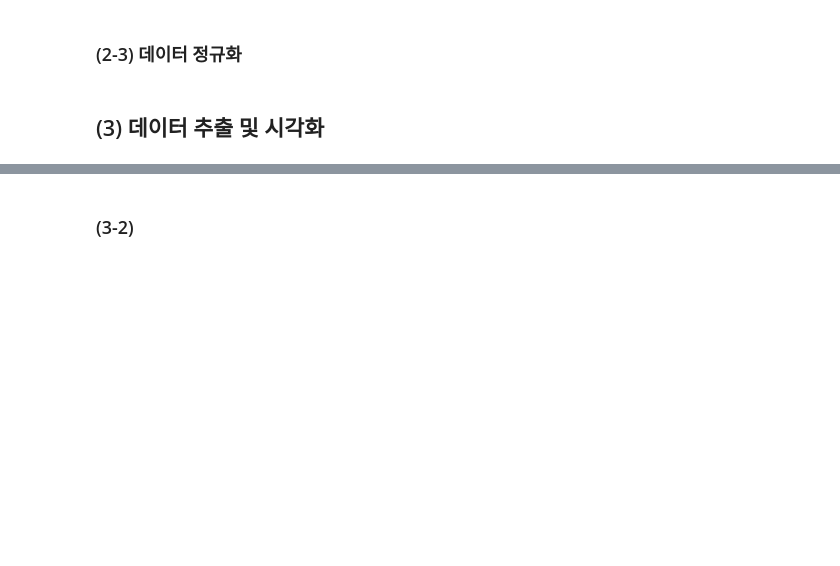
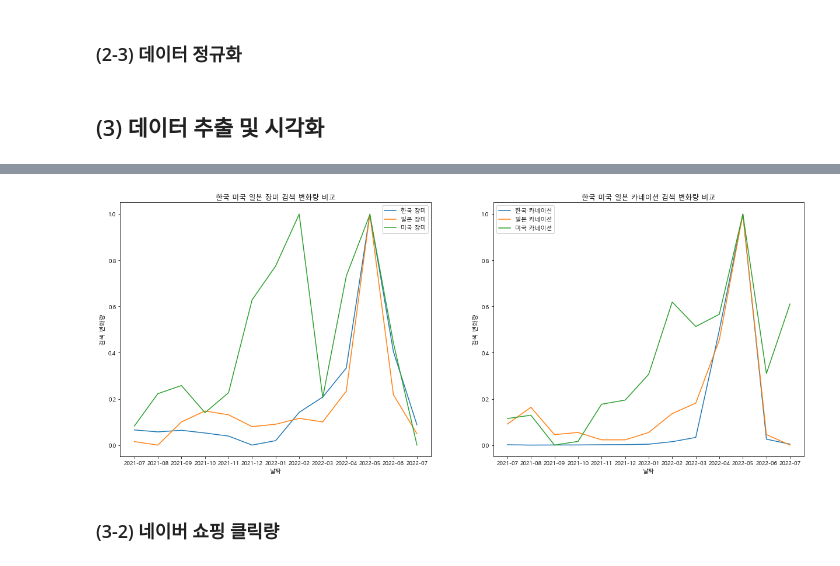
Before and after one commit to epocheing/202206_KNU_kdt2, a Jupyter notebook: 송인욱.ipynb, the cells around one changed output, grey strips where cells are left out. Cells and saved outputs as stored; diff of their text form; code cells hidden in the pictures; blank space fills up the shorter version.

```diff
--- a/송인욱.ipynb
+++ b/송인욱.ipynb
@@ -128,3 +137,10 @@ def makeDateList(df:pd.DataFrame):
+# %%
+# 날짜별 데이터 월별 평균으로 그룹해서 집계해주는 함수
+def nalToMonth(df:pd.DataFrame):
+    df['날짜'] = df['날짜'].dt.to_period(freq='M')
+    monGroup = df.groupby('날짜').mean().reset_index()
+    monGroup['날짜'] = monGroup['날짜'].astype(str)
+    return monGroup
 # %% [markdown]
 ### (2-3) 데이터 정규화
 # %%
@@ -151,2 +223,30 @@ plt.show()
+# %%
+naKorRc_mon_nor = makeNomal(nalToMonth(naKorRc))
+ggJpRc_mon_nor = makeNomal(nalToMonth(ggJpRc))
+ggUsaRc_mon_nor = makeNomal(nalToMonth(ggUsaRc))
+# %%
+plt.figure(figsize=(21,8))
+
+plt.subplot(121)
+plt.plot(naKorRc_mon_nor['날짜'], naKorRc_mon_nor['장미_nor'], label='한국 장미')
+plt.plot(ggJpRc_mon_nor['날짜'], ggJpRc_mon_nor['장미_nor'], label='일본 장미')
+plt.plot(ggUsaRc_mon_nor['날짜'], ggUsaRc_mon_nor['장미_nor'], label='미국 장미')
+plt.title('한국 미국 일본 장미 검색 변화량 비교')
+plt.xlabel('날짜')
+plt.ylabel('검색 변화량')
+plt.legend()
+
+plt.subplot(122)
+plt.plot(naKorRc_mon_nor['날짜'], naKorRc_mon_nor['카네이션_nor'], label='한국 카네이션')
+plt.plot(ggJpRc_mon_nor['날짜'], ggJpRc_mon_nor['카네이션_nor'], label='일본 카네이션')
+plt.plot(ggUsaRc_mon_nor['날짜'], ggUsaRc_mon_nor['카네이션_nor'], label='미국 카네이션')
+plt.title('한국 미국 일본 카네이션 검색 변화량 비교')
+plt.xlabel('날짜')
+plt.ylabel('검색 변화량')
+plt.legend()
+
+plt.show()
+# %% [output]
+[figure, added]
 # %% [markdown]
-### (3-2)
+### (3-2) 네이버 쇼핑 클릭량
```
Also changed, not shown: parts of 15 cells of this notebook, 1 other file.
